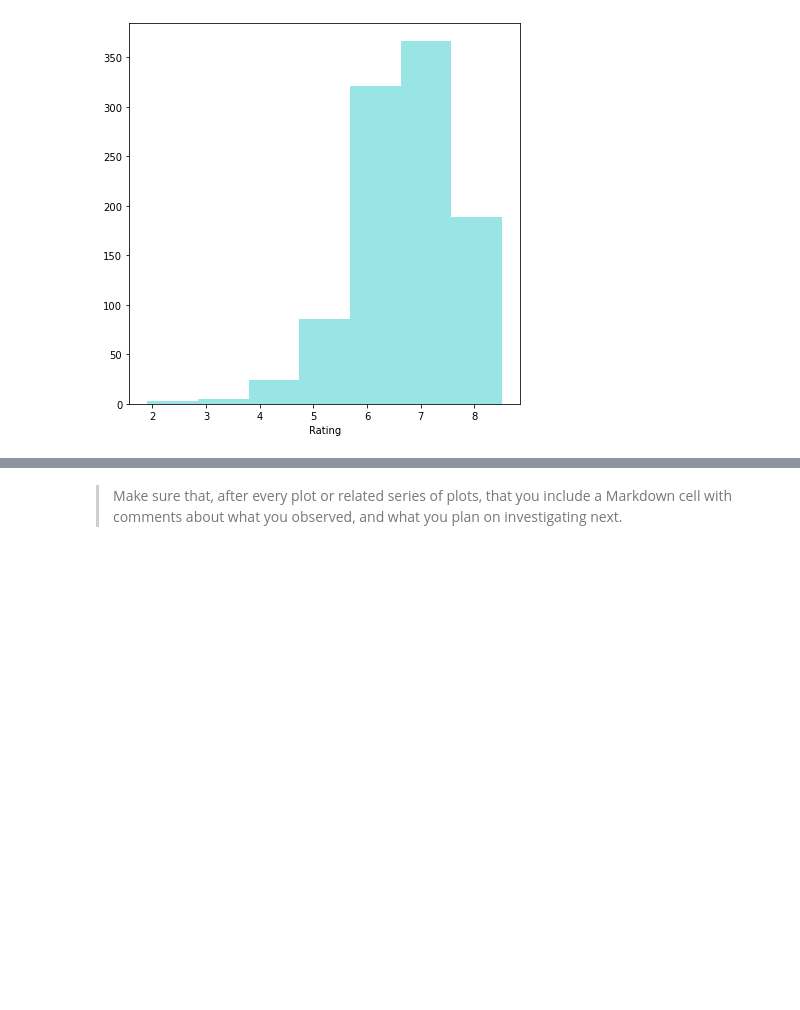
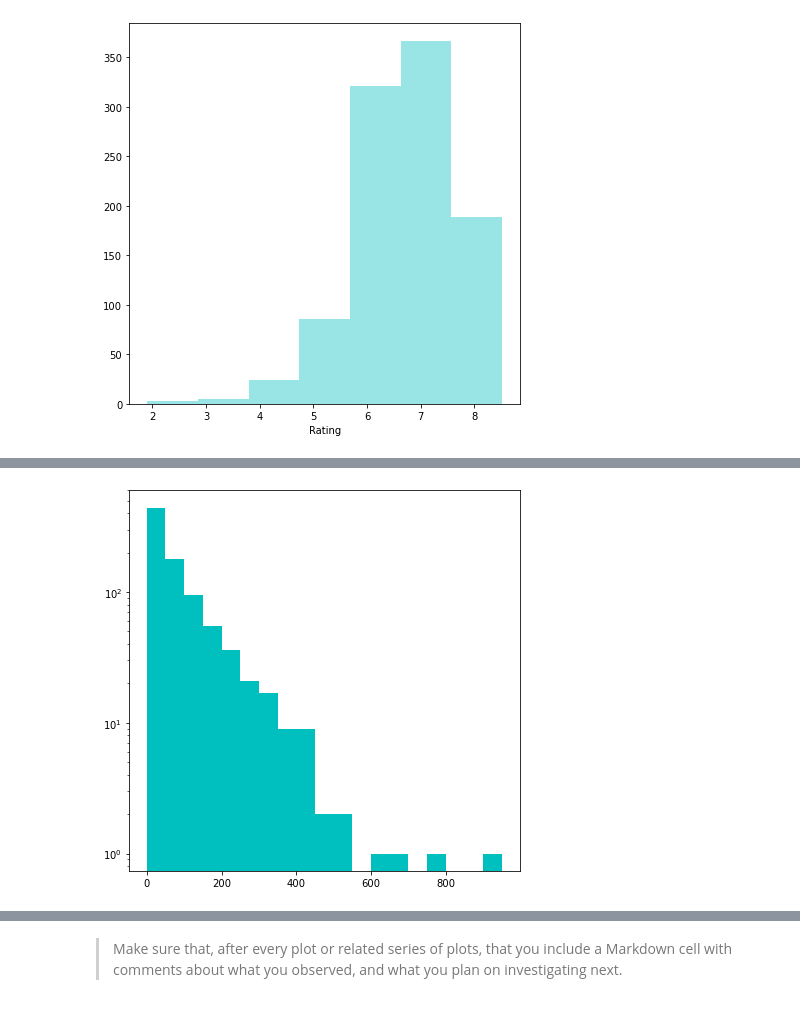
Before and after one commit to yufrances90/Communicate-Data-Findings, a Jupyter notebook: exploration_template-Copy1.ipynb, the cells around one changed output, grey strips where cells are left out. Saved outputs shown, nothing was run; the diff lists cells and outputs as text; code cells hidden in the pictures; blank space fills up the shorter version.

```diff
--- a/exploration_template-Copy1.ipynb
+++ b/exploration_template-Copy1.ipynb
@@ -88 +91,11 @@ sns.distplot(df['Rating'], color='c', bins=bin_edges, kde=False)
+# %%
+revenues = df['Revenue (Millions)']
+
+bin_edges = np.arange(0, 1000, 50)
+
+plt.hist(revenues, color='c', bins=bin_edges)
+
+plt.yscale('log')
+# %% [output]
+[figure, added]
 # %%
```
Also changed, not shown: parts of 5 cells of this notebook.
